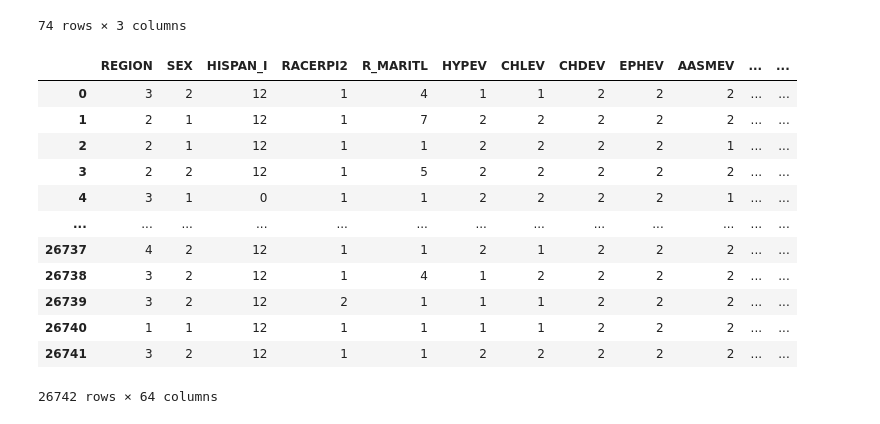
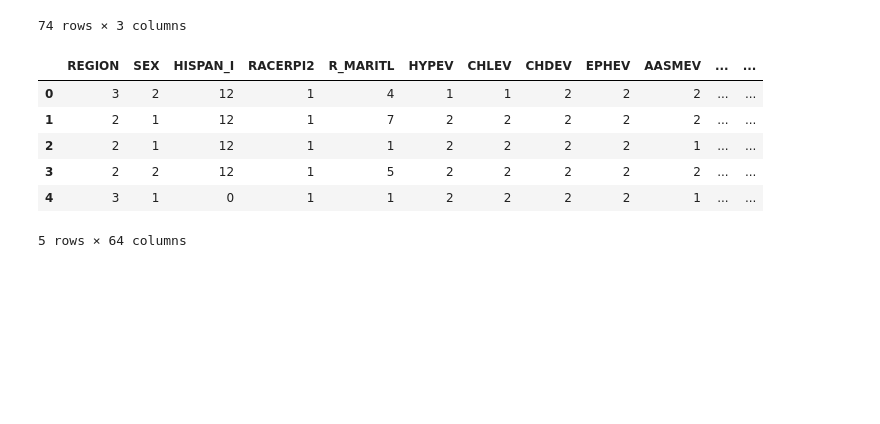
Before and after one commit to ShipraGupta16/Project_1, a Jupyter notebook: cdc_codes.ipynb, the cells around one changed output. Saved outputs shown, nothing was run; the diff lists cells and outputs as text; code cells hidden in the pictures; blank space fills up the shorter version.

```diff
--- a/cdc_codes.ipynb
+++ b/cdc_codes.ipynb
@@ -48,33 +48,27 @@ adult_data_2017.columns = adult_data_2017.columns.to_series().apply(lambda x:x.s
 # %%
 # Selecting the columns we need and adding them to a dataframe
 data_2017 = adult_data_2017 [["REGION", "SEX", "HISPAN_I","RACERPI2",
                               "R_MARITL", "HYPEV", "CHLEV", "CHDEV",
                               "EPHEV", "AASMEV", "CANEV", "DIBEV1",
                               "DIBTYPE", "EPILEP1", "ARTH1", "PAINLMT", "FLWALK",
                               "AFLHCA17", "ALCHRONR", "SMKSTAT2", "VIGFREQW", "MODFREQW",
                               "STRFREQW", "ALCSTAT", "AUSUALPL", "AHCPLROU", "APRVTRYR", "ADRNANP",
                               "ADRNAI", "AHCDLYR1", "AHCDLYR2",  "AHCDLYR3", "AHCDLYR4",
                               "AHCDLYR5", "AHCAFYR1", "AHCAFYR2", "AWORPAY", "ARX12MO", "ARX12_1",
                               "ARX12_2", "ARX12_3", "ADNLONG2", "AHCSYR1", "AHERNOY2",
                               "AERREA4R", "AERREA5R", "AHCHYR", "ASRGYR", "AMDLONGR",
                               "AEXCHNG", "ASICPUSE", "ASISIM", "ASISIF", "ASIRETR",
                               "ASIMEDC", "ASICNHC", "ASINBILL", "ASIHCST", "ASICCMP",
                               "ASISLPFL", "MBO_MAN1","MBO_MND1", "MBO_SPR1", "AWEBUSE"]]
-data_2017
+data_2017.head()
 # %% [output]
 |  | REGION | SEX | HISPAN_I | RACERPI2 | R_MARITL | HYPEV | CHLEV | CHDEV | EPHEV | AASMEV | ... | ... |
 | 0 | 3 | 2 | 12 | 1 | 4 | 1 | 1 | 2 | 2 | 2 | ... | ... |
 | 1 | 2 | 1 | 12 | 1 | 7 | 2 | 2 | 2 | 2 | 2 | ... | ... |
 | 2 | 2 | 1 | 12 | 1 | 1 | 2 | 2 | 2 | 2 | 1 | ... | ... |
 | 3 | 2 | 2 | 12 | 1 | 5 | 2 | 2 | 2 | 2 | 2 | ... | ... |
 | 4 | 3 | 1 | 0 | 1 | 1 | 2 | 2 | 2 | 2 | 1 | ... | ... |
-| ... | ... | ... | ... | ... | ... | ... | ... | ... | ... | ... | ... | ... |
-| 26737 | 4 | 2 | 12 | 1 | 1 | 2 | 1 | 2 | 2 | 2 | ... | ... |
-| 26738 | 3 | 2 | 12 | 1 | 4 | 1 | 2 | 2 | 2 | 2 | ... | ... |
-| 26739 | 3 | 2 | 12 | 2 | 1 | 1 | 1 | 2 | 2 | 2 | ... | ... |
-| 26740 | 1 | 1 | 12 | 1 | 1 | 1 | 1 | 2 | 2 | 2 | ... | ... |
-| 26741 | 3 | 2 | 12 | 1 | 1 | 2 | 2 | 2 | 2 | 2 | ... | ... |
-26742 rows × 64 columns
+5 rows × 64 columns
 # %%
 data_2017.rename(columns = {"REGION" : "Geographic Region", "SEX" : "SEX", "HISPAN_I" : "Hispanic Origin",
                             "RACERPI2" : "Race", "R_MARITL" : "Marital Status", "HYPEV" : "Hypertension",
```
Also changed, not shown: parts of 2 cells of this notebook.
